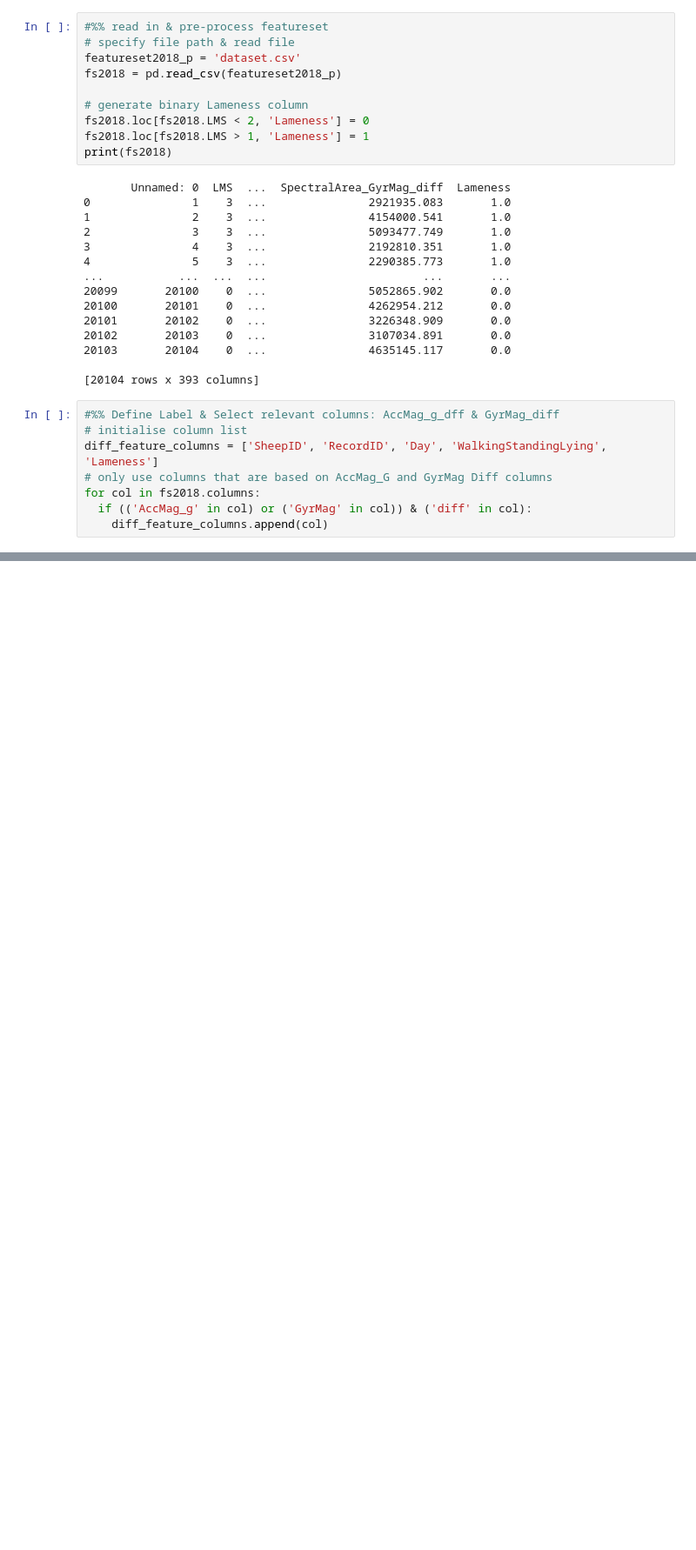
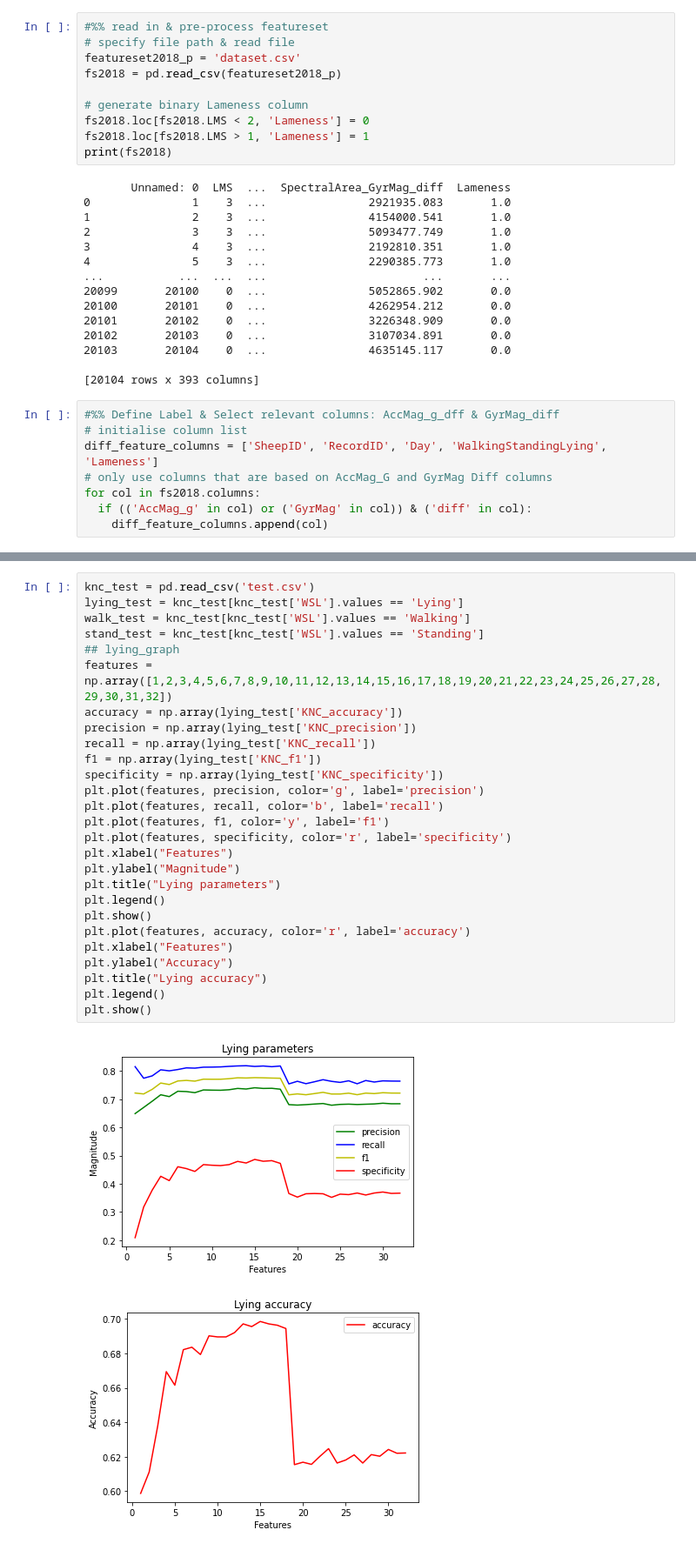
Before and after one commit to chanmol1999/LamenessDetection, a Jupyter notebook: dryad.ipynb, the cells around one changed output, grey strips where cells are left out. Shown at 87% size. Drawn from its saved outputs; the diff is of its cells as text; blank space fills up the shorter version.

```diff
--- a/dryad.ipynb
+++ b/dryad.ipynb
@@ -218,0 +182,30 @@ MLP
+# %%
+knc_test = pd.read_csv('test.csv')
+lying_test = knc_test[knc_test['WSL'].values == 'Lying']
+walk_test = knc_test[knc_test['WSL'].values == 'Walking']
+stand_test = knc_test[knc_test['WSL'].values == 'Standing']
+## lying_graph
+features = np.array([1,2,3,4,5,6,7,8,9,10,11,12,13,14,15,16,17,18,19,20,21,22,23,24,25,26,27,28,29,30,31,32])
+accuracy = np.array(lying_test['KNC_accuracy'])
+precision = np.array(lying_test['KNC_precision'])
+recall = np.array(lying_test['KNC_recall'])
+f1 = np.array(lying_test['KNC_f1'])
+specificity = np.array(lying_test['KNC_specificity'])
+plt.plot(features, precision, color='g', label='precision')
+plt.plot(features, recall, color='b', label='recall')
+plt.plot(features, f1, color='y', label='f1')
+plt.plot(features, specificity, color='r', label='specificity')
+plt.xlabel("Features")
+plt.ylabel("Magnitude")
+plt.title("Lying parameters")
+plt.legend()
+plt.show()
+plt.plot(features, accuracy, color='r', label='accuracy')
+plt.xlabel("Features")
+plt.ylabel("Accuracy")
+plt.title("Lying accuracy")
+plt.legend()
+plt.show()
+# %% [output]
+[figure, added]
+[figure, added]
```
Also changed, not shown: parts of 6 cells of this notebook.
